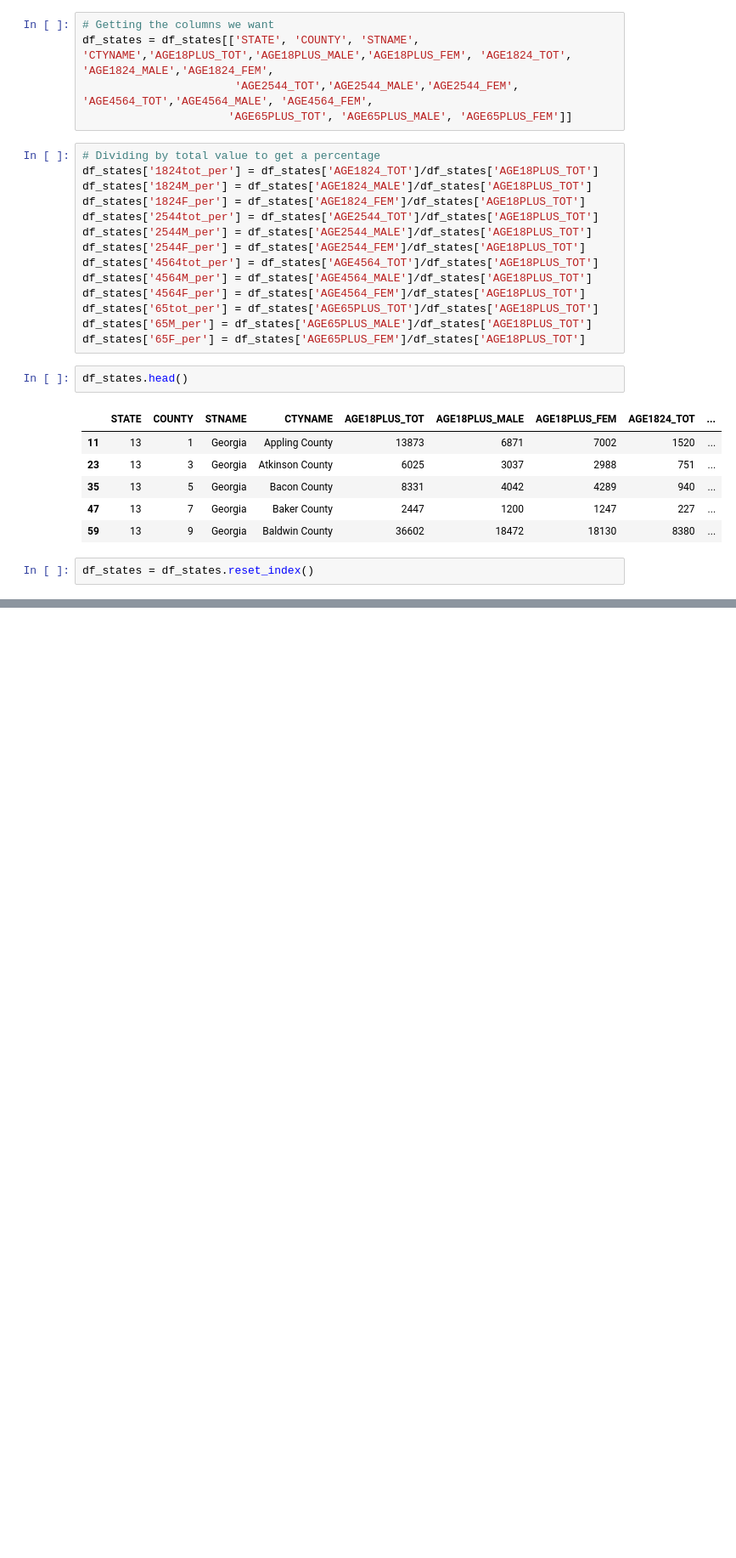
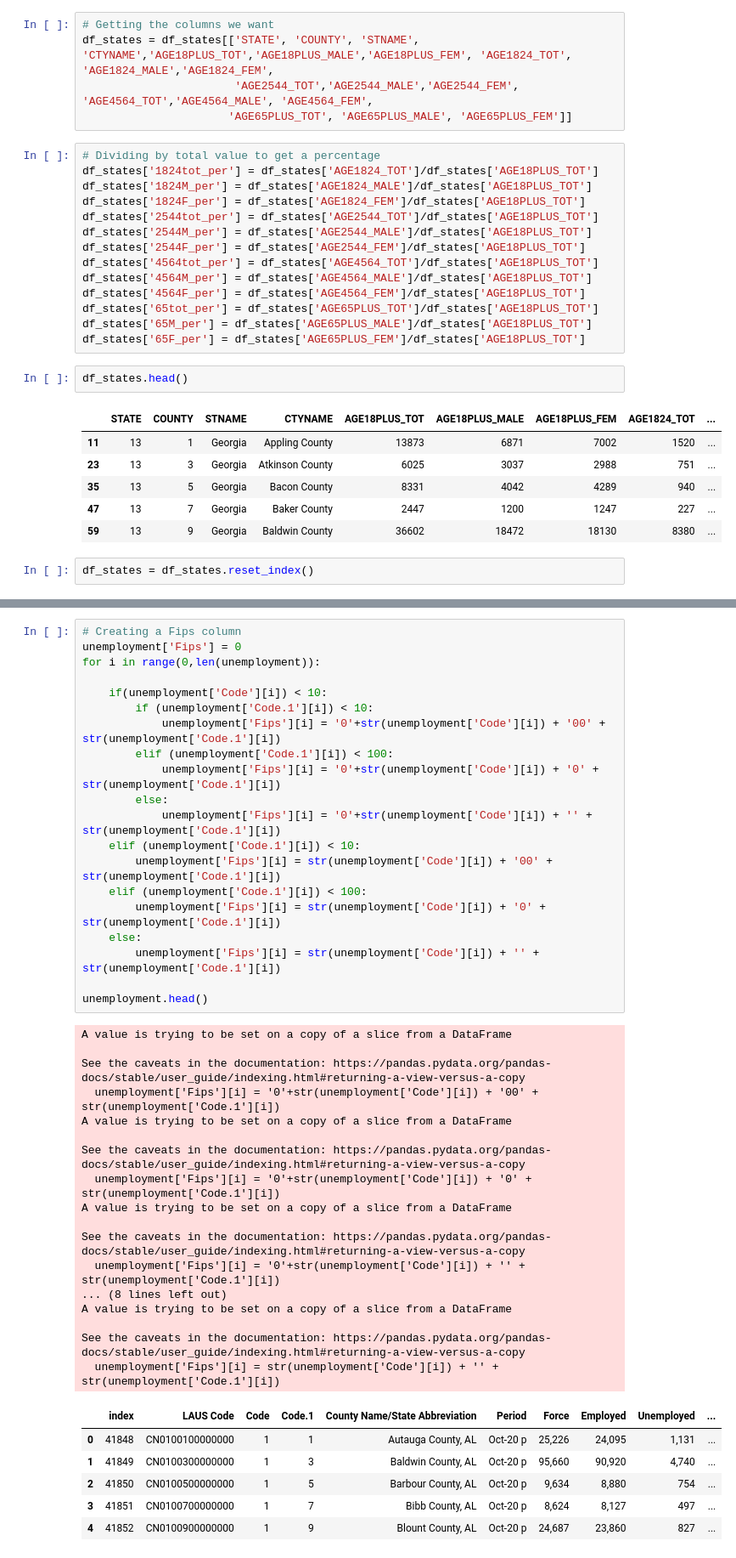
Before and after one commit to eweed001/ORIE-4741-Project, a Jupyter notebook: data_collection_cleaning2020.ipynb, the cells around one changed output, grey strips where cells are left out. Shown at 85% size. Cells and saved outputs as stored; diff of their text form; blank space fills up the shorter version.

```diff
--- a/data_collection_cleaning2020.ipynb
+++ b/data_collection_cleaning2020.ipynb
@@ -74,0 +294,44 @@ df_states = df_states.reset_index()
+# %%
+# Creating a Fips column
+unemployment['Fips'] = 0
+for i in range(0,len(unemployment)):
+
+    if(unemployment['Code'][i]) < 10:
+        if (unemployment['Code.1'][i]) < 10:
+            unemployment['Fips'][i] = '0'+str(unemployment['Code'][i]) + '00' + str(unemployment['Code.1'][i])
+        elif (unemployment['Code.1'][i]) < 100:
+            unemployment['Fips'][i] = '0'+str(unemployment['Code'][i]) + '0' + str(unemployment['Code.1'][i])
+        else:
+            unemployment['Fips'][i] = '0'+str(unemployment['Code'][i]) + '' + str(unemployment['Code.1'][i])
+    elif (unemployment['Code.1'][i]) < 10:
+        unemployment['Fips'][i] = str(unemployment['Code'][i]) + '00' + str(unemployment['Code.1'][i])
+    elif (unemployment['Code.1'][i]) < 100:
+        unemployment['Fips'][i] = str(unemployment['Code'][i]) + '0' + str(unemployment['Code.1'][i])
+    else:
+        unemployment['Fips'][i] = str(unemployment['Code'][i]) + '' + str(unemployment['Code.1'][i])
+
+unemployment.head()
+# %% [output]
+A value is trying to be set on a copy of a slice from a DataFrame
+
+See the caveats in the documentation: https://pandas.pydata.org/pandas-docs/stable/user_guide/indexing.html#returning-a-view-versus-a-copy
+  unemployment['Fips'][i] = '0'+str(unemployment['Code'][i]) + '00' + str(unemployment['Code.1'][i])
+A value is trying to be set on a copy of a slice from a DataFrame
+
+See the caveats in the documentation: https://pandas.pydata.org/pandas-docs/stable/user_guide/indexing.html#returning-a-view-versus-a-copy
+  unemployment['Fips'][i] = '0'+str(unemployment['Code'][i]) + '0' + str(unemployment['Code.1'][i])
+A value is trying to be set on a copy of a slice from a DataFrame
+
+See the caveats in the documentation: https://pandas.pydata.org/pandas-docs/stable/user_guide/indexing.html#returning-a-view-versus-a-copy
+  unemployment['Fips'][i] = '0'+str(unemployment['Code'][i]) + '' + str(unemployment['Code.1'][i])
+... (8 lines left out)
+A value is trying to be set on a copy of a slice from a DataFrame
+
+See the caveats in the documentation: https://pandas.pydata.org/pandas-docs/stable/user_guide/indexing.html#returning-a-view-versus-a-copy
+  unemployment['Fips'][i] = str(unemployment['Code'][i]) + '' + str(unemployment['Code.1'][i])
+|  | index | LAUS Code | Code | Code.1 | County Name/State Abbreviation | Period | Force | Employed | Unemployed | ... |
+| 0 | 41848 | CN0100100000000 | 1 | 1 | Autauga County, AL | Oct-20 p | 25,226 | 24,095 | 1,131 | ... |
+| 1 | 41849 | CN0100300000000 | 1 | 3 | Baldwin County, AL | Oct-20 p | 95,660 | 90,920 | 4,740 | ... |
+| 2 | 41850 | CN0100500000000 | 1 | 5 | Barbour County, AL | Oct-20 p | 9,634 | 8,880 | 754 | ... |
+| 3 | 41851 | CN0100700000000 | 1 | 7 | Bibb County, AL | Oct-20 p | 8,624 | 8,127 | 497 | ... |
+| 4 | 41852 | CN0100900000000 | 1 | 9 | Blount County, AL | Oct-20 p | 24,687 | 23,860 | 827 | ... |
```
Also changed, not shown: parts of 26 cells of this notebook, 5 other files.
